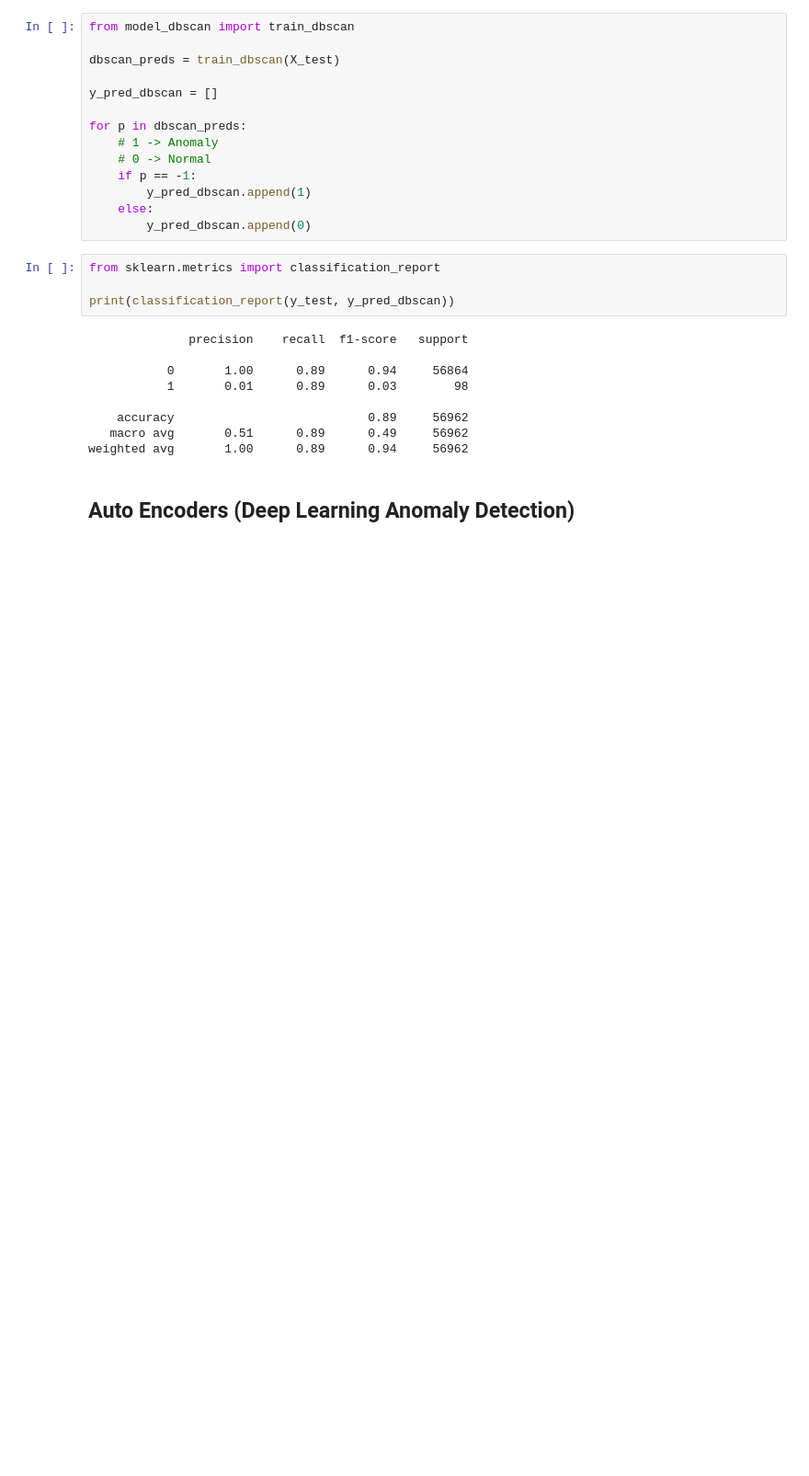
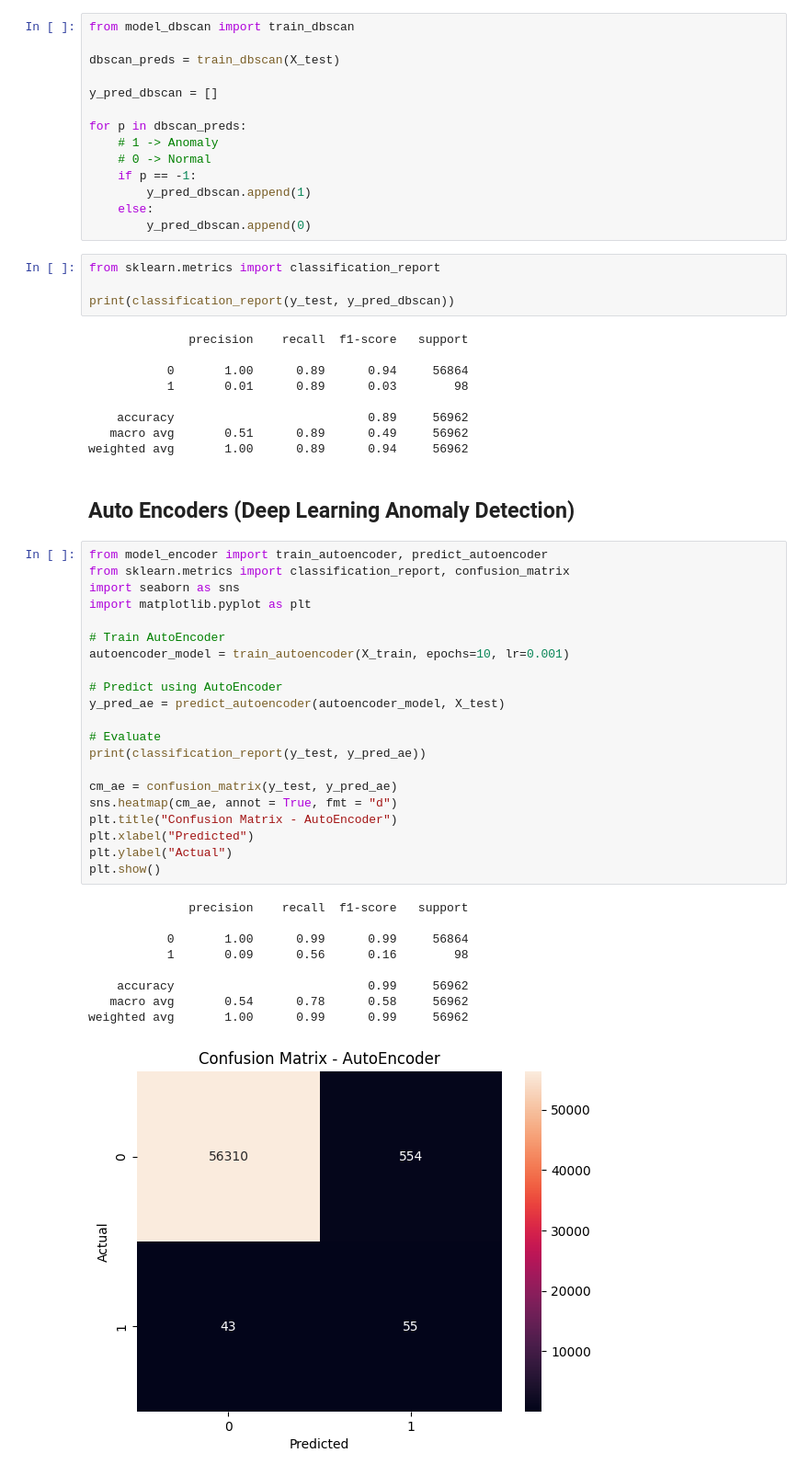
Before and after one commit to shanmukhraj7/Fraudulent-Transaction-Anomaly-Detection, a Jupyter notebook: ML/notebooks/eda.ipynb, the cells around one changed output. Shown at 92% size. Saved outputs shown, nothing was run; the diff lists cells and outputs as text; blank space fills up the shorter version.

```diff
--- a/ML/notebooks/eda.ipynb
+++ b/ML/notebooks/eda.ipynb
@@ -219,3 +219,34 @@ print(classification_report(y_test, y_pred_dbscan))
 weighted avg       1.00      0.89      0.94     56962
 # %% [markdown]
 ## Auto Encoders (Deep Learning Anomaly Detection)
+# %%
+from model_encoder import train_autoencoder, predict_autoencoder
+from sklearn.metrics import classification_report, confusion_matrix
+import seaborn as sns
+import matplotlib.pyplot as plt
+
+# Train AutoEncoder
+autoencoder_model = train_autoencoder(X_train, epochs=10, lr=0.001)
+
+# Predict using AutoEncoder
+y_pred_ae = predict_autoencoder(autoencoder_model, X_test)
+
+# Evaluate
+print(classification_report(y_test, y_pred_ae))
+
+cm_ae = confusion_matrix(y_test, y_pred_ae)
+sns.heatmap(cm_ae, annot = True, fmt = "d")
+plt.title("Confusion Matrix - AutoEncoder")
+plt.xlabel("Predicted")
+plt.ylabel("Actual")
+plt.show()
+# %% [output]
+              precision    recall  f1-score   support
+
+           0       1.00      0.99      0.99     56864
+           1       0.09      0.56      0.16        98
+
+    accuracy                           0.99     56962
+   macro avg       0.54      0.78      0.58     56962
+weighted avg       1.00      0.99      0.99     56962
+[figure, added]
```
Also changed, not shown: 6 other files.
